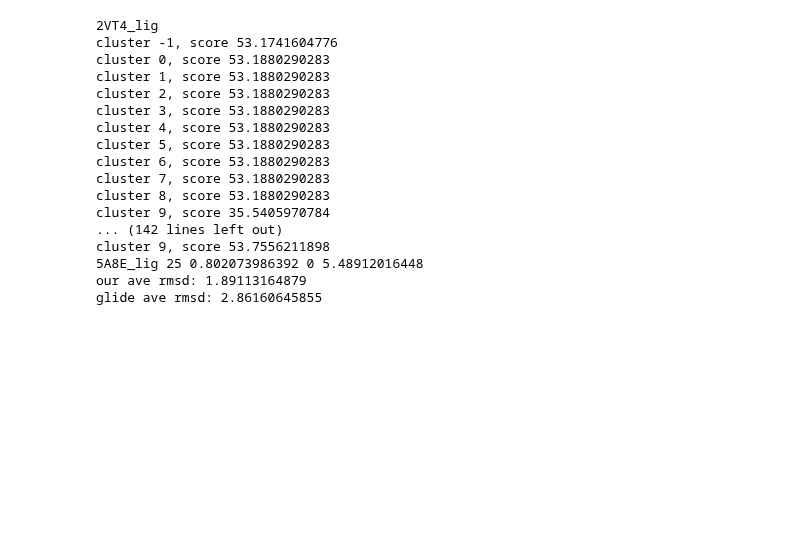
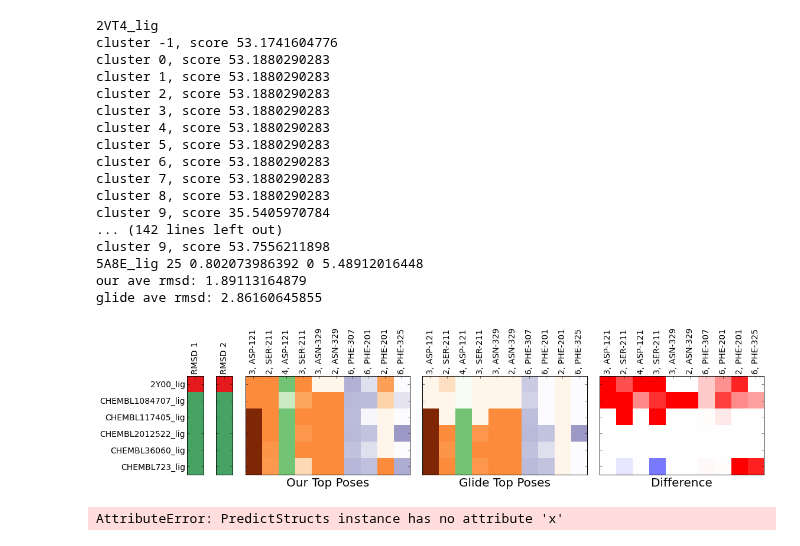
Before and after one commit to orangese/combind_multistruct_benchmarking, a Jupyter notebook: notebooks/5_use_chembl.ipynb, the cells around one changed output. Saved outputs shown, nothing was run; the diff lists cells and outputs as text; code cells hidden in the pictures; blank space fills up the shorter version.

```diff
--- a/notebooks/5_use_chembl.ipynb
+++ b/notebooks/5_use_chembl.ipynb
@@ -139,36 +139,39 @@ export_poses = False
 for q, our_poses in error.items():
     glide_poses = {l:0 for l in our_poses}
 
-    us_top = ps.ligset.get_poses(our_poses)
-    glide_top = ps.ligset.get_poses(glide_poses)
+    us_top = ps.get_poses(our_poses)
+    glide_top = ps.get_poses(glide_poses)
 
     l_list = [q] + sorted([l for l in us_top if l != q])
     show_side_by_side(us_top, glide_top, l_list,
                       t1='Our Top Poses', t2='Glide Top Poses', num_i=10, size=size)
 
     for k,kdef in features.items():
         x1, log_p1 = ps.x(our_poses,k,kdef,lig_order=l_list)
         x2, log_p2 = ps.x({l:0 for l in l_list},k,kdef,lig_order=l_list)
 
         if show_prob and np.sum(log_p1) != 0:
             print k, 'probability matrix'
             minval = min(np.min(log_p1[np.nonzero(log_p1)]),np.min(log_p2[np.nonzero(log_p2)]))
             maxval = max(np.max(log_p1[np.nonzero(log_p1)]),np.max(log_p2[np.nonzero(log_p2)]))
 
             show_features(us_top, log_p1, glide_top, log_p2, l_list,
                           'us top','glide top',size=size, mi=minval,ma=maxval)
 
         if show_x:
             print k, 'x_k matrix'
             minval = min(np.min(x1),np.min(x2))
             maxval = max(np.max(x1),np.max(x2))
 
             show_features(us_top, x1, glide_top, x2, l_list,
                           'us top','glide top',size=size,mi=minval,ma=maxval)
 
     # this will show up in /scratch/PI/rondror/jbelk/method/outputs
     if export_poses:
         export(data_dir, us_top, '{}_us_apr'.format(q), p,
                struct=struct_dict[p], verbose=False, glide_dir=glide_dir)
         export(data_dir, glide_top, '{}_glide_apr'.format(q), p,
                struct=struct_dict[p], verbose=False, glide_dir=glide_dir)
+# %% [output]
+[figure, added]
+AttributeError: PredictStructs instance has no attribute 'x'
```
Also changed, not shown: 1 other file.
